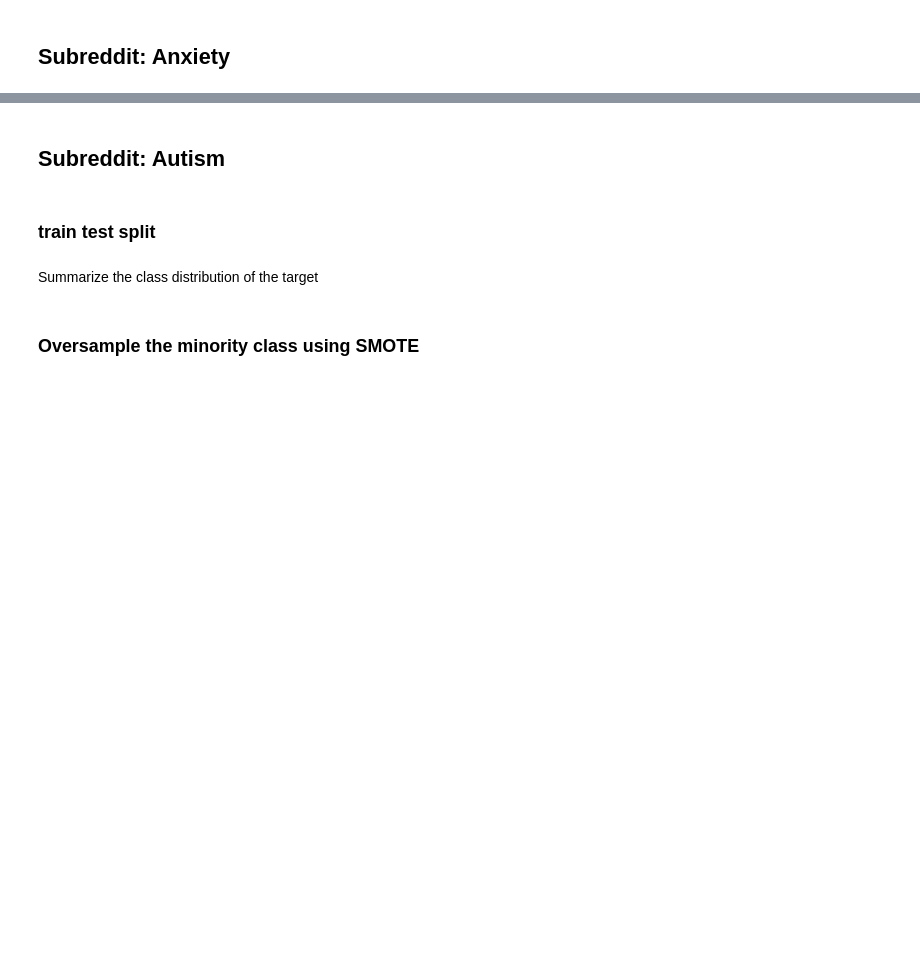
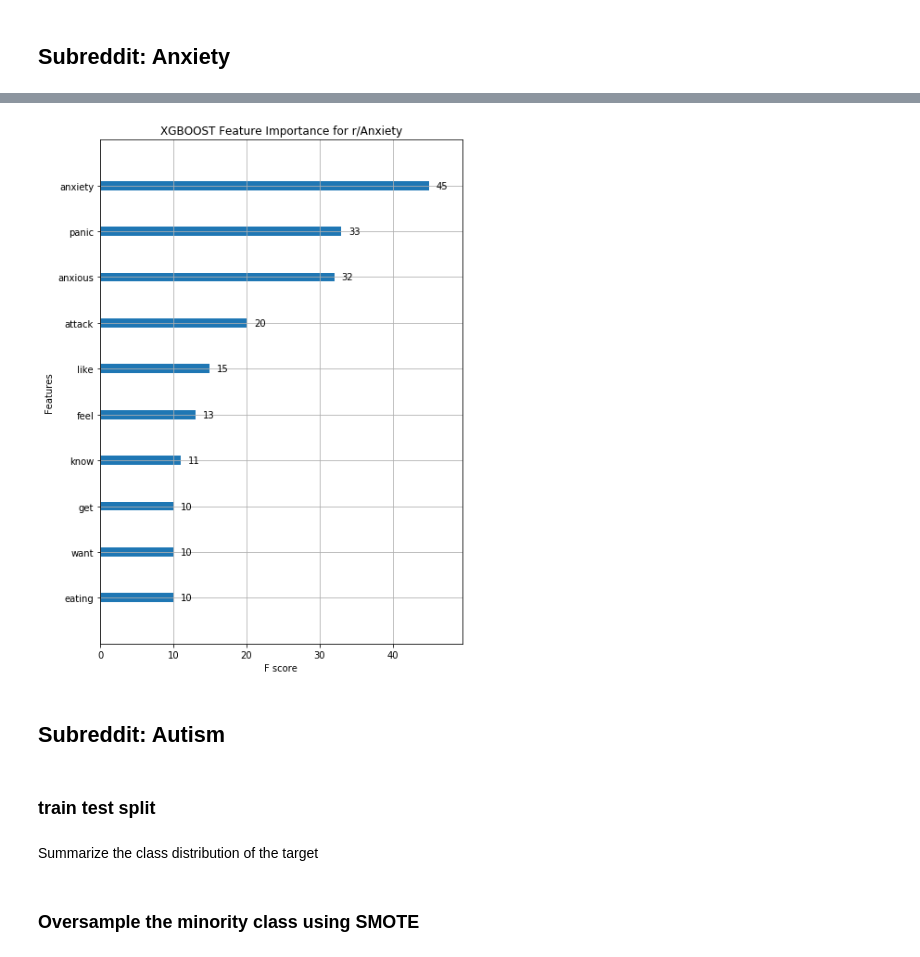
Before and after one commit to eileenhartnett/NLP-DeepLearning-Reddit-Project, a Jupyter notebook: notebooks/step4-model-xgboost-classifier.ipynb, the cells around one changed output, grey strips where cells are left out. Cells and saved outputs as stored; diff of their text form; code cells hidden in the pictures; blank space fills up the shorter version.

```diff
--- a/notebooks/step4-model-xgboost-classifier.ipynb
+++ b/notebooks/step4-model-xgboost-classifier.ipynb
@@ -225,6 +203,6 @@ plt.show()
 # %% [markdown]
 ## Subreddit: Anxiety
 # %%
-y = df['subreddit_Anxiety']
+y = posts['subreddit_Anxiety']
 # %%
 y.shape
@@ -248,16 +232,19 @@ print(counter_resampled)
+# %%
+feature_names = X_train.columns
 # %%
-model2 = XGBClassifier(n_classes = 2,
-                      missing=None,
-                      objective='binary:logistic',
-                      use_label_encoder = False,
-                      n_jobs = 4,
-                      subsample = .8,
-                      n_estimators = 200, # stop at around 100 trees, model no loger improves much after
-                      random_state = 42)
+model2 = XGBClassifier(feature_names = feature_names,
+                       n_classes = 2,
+                       missing=None,
+                       objective='binary:logistic',
+                       use_label_encoder = False,
+                       n_jobs = 4,
+                       subsample = .8,
+                       n_estimators = 119, # stop at around 119 trees, model no loger improves much after
+                       random_state = 42)
 # %%
 model2.fit(X_train_sm,
-          y_train_sm,
-          verbose = False, # set to true if you want to see where to stop early
-          early_stopping_rounds = 10, # reduce overfitting with early stopping
-          eval_metric = 'aucpr',
-          eval_set = [(X_test, y_test)]) # helps determine how many trees to build
+           y_train_sm,
+           verbose = True, # set to true if you want to see where to stop early
+           early_stopping_rounds = 10, # reduce overfitting with early stopping
+           eval_metric = 'aucpr',
+           eval_set = [(X_test, y_test)]) # helps determine how many trees to build
@@ -279,3 +299,10 @@ plt.show()
+# %%
+f, ax = plt.subplots(figsize=[7,10])
+xgb.plot_importance(model2, max_num_features=10,ax=ax)
+plt.title("XGBOOST Feature Importance for r/Anxiety")
+plt.show()
+# %% [output]
+[figure, added]
 # %% [markdown]
 ## Subreddit: Autism
 # %%
```
Also changed, not shown: parts of 40 cells of this notebook, 1 other file.
